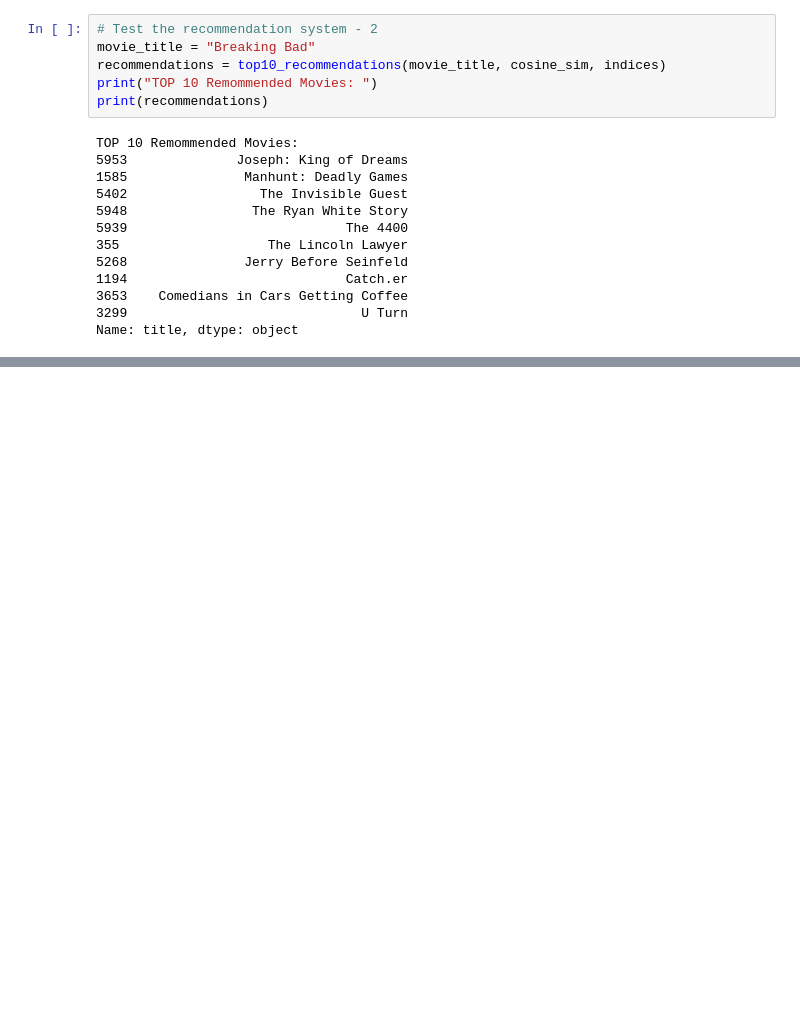
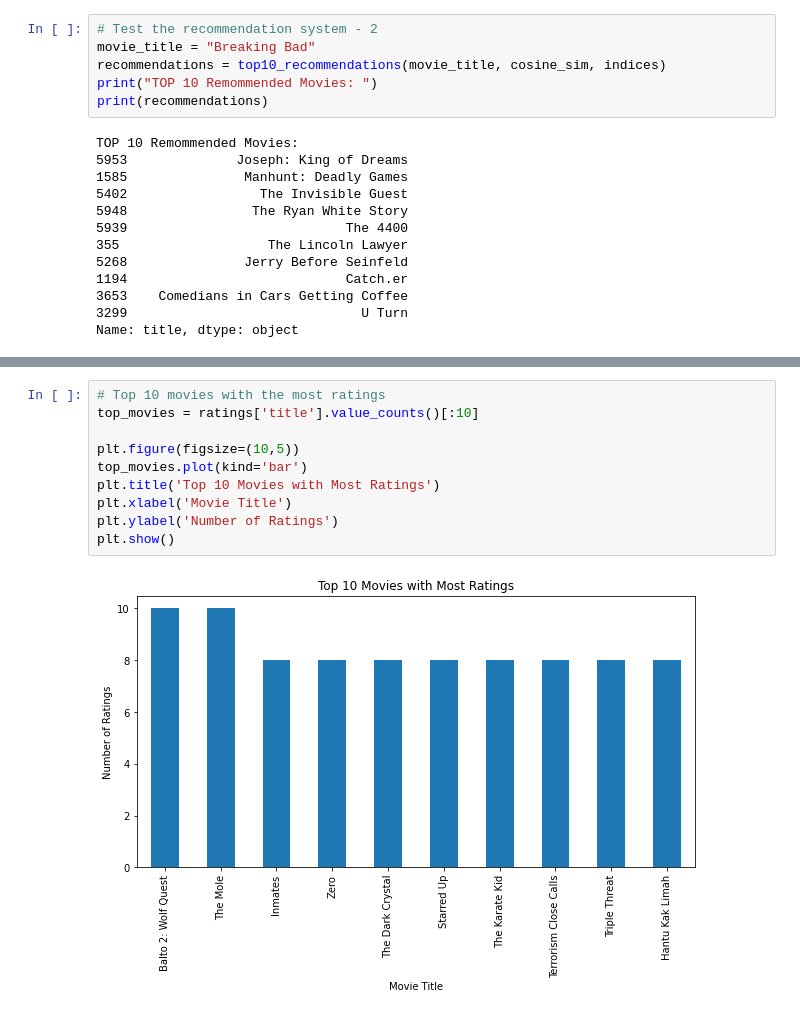
Before and after one commit to jwlim97/netflix_recommendation_system, a Jupyter notebook: Netflix_Recommendation_System.ipynb, the cells around one changed output, grey strips where cells are left out. Saved outputs shown, nothing was run; the diff lists cells and outputs as text; blank space fills up the shorter version.

```diff
--- a/Netflix_Recommendation_System.ipynb
+++ b/Netflix_Recommendation_System.ipynb
@@ -353,0 +439,12 @@ NDCG@10:  0.36837563413888724
+# %%
+# Top 10 movies with the most ratings
+top_movies = ratings['title'].value_counts()[:10]
+
+plt.figure(figsize=(10,5))
+top_movies.plot(kind='bar')
+plt.title('Top 10 Movies with Most Ratings')
+plt.xlabel('Movie Title')
+plt.ylabel('Number of Ratings')
+plt.show()
+# %% [output]
+[figure, added]
```
Also changed, not shown: parts of 11 cells of this notebook.
